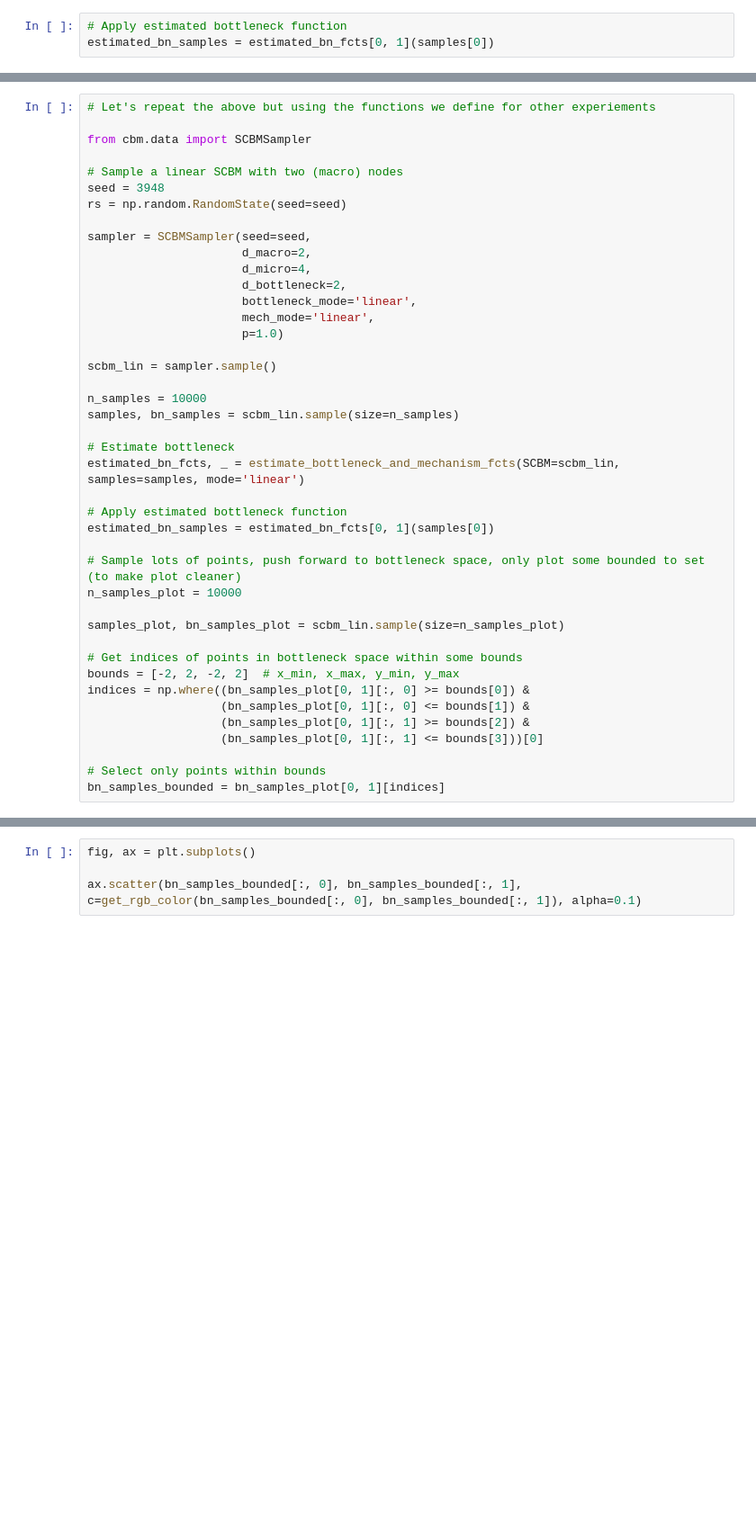
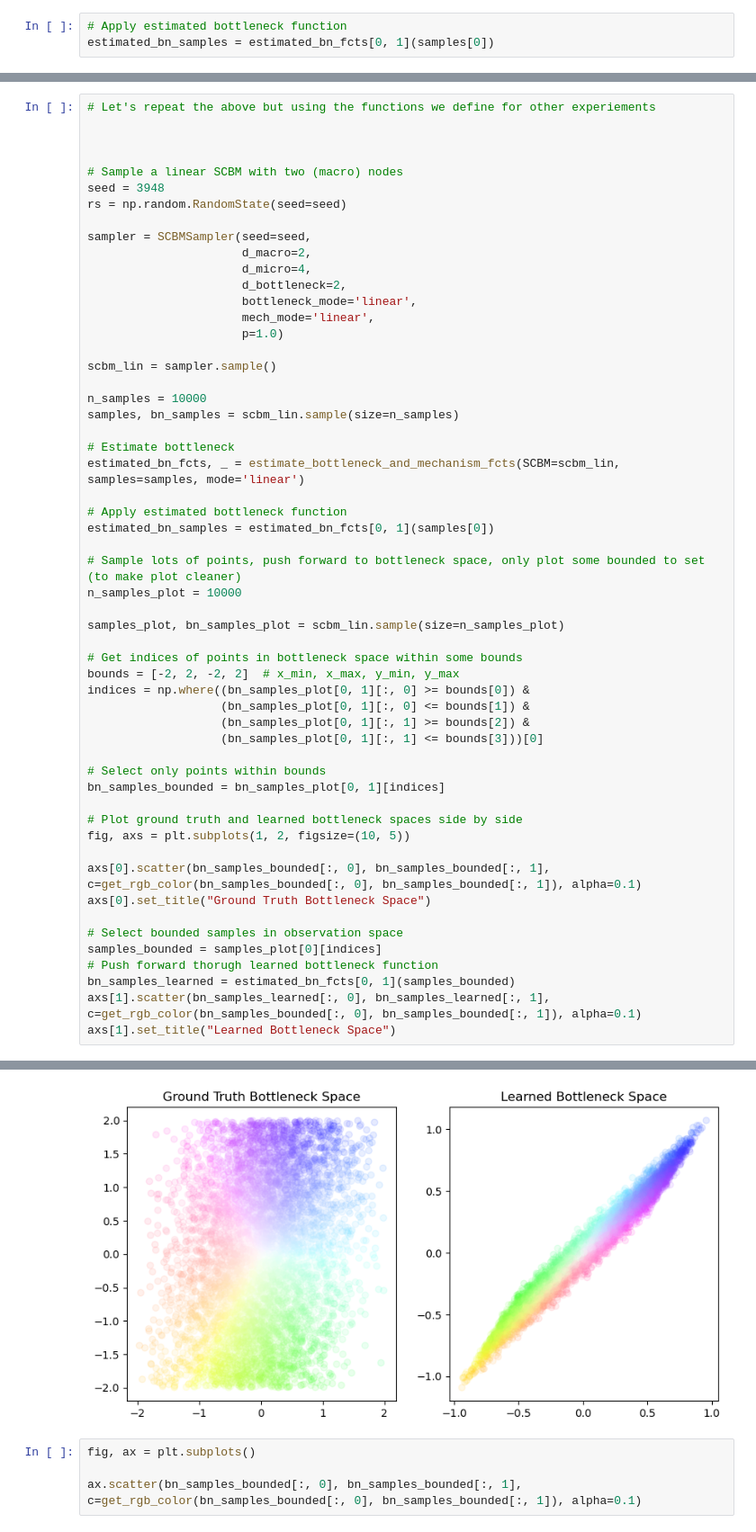
Before and after one commit to simonbing/StructuralCausalBottleneckModels, a Jupyter notebook: notebooks/identifiability_viz.ipynb, the cells around one changed output, grey strips where cells are left out. Shown at 90% size. Drawn from its saved outputs; the diff is of its cells as text; blank space fills up the shorter version.

```diff
--- a/notebooks/identifiability_viz.ipynb
+++ b/notebooks/identifiability_viz.ipynb
@@ -160,7 +290,7 @@ print(np.mean(eval_matrix[eval_matrix != None]))
 # %%
 # Let's repeat the above but using the functions we define for other experiements
 
-from cbm.data import SCBMSampler
+
 
 # Sample a linear SCBM with two (macro) nodes
 seed = 3948
@@ -199,4 +329,17 @@ indices = np.where((bn_samples_plot[0, 1][:, 0] >= bounds[0]) &
 
 # Select only points within bounds
 bn_samples_bounded = bn_samples_plot[0, 1][indices]
+
+# Plot ground truth and learned bottleneck spaces side by side
+fig, axs = plt.subplots(1, 2, figsize=(10, 5))
+
+axs[0].scatter(bn_samples_bounded[:, 0], bn_samples_bounded[:, 1], c=get_rgb_color(bn_samples_bounded[:, 0], bn_samples_bounded[:, 1]), alpha=0.1)
+axs[0].set_title("Ground Truth Bottleneck Space")
+
+# Select bounded samples in observation space
+samples_bounded = samples_plot[0][indices]
+# Push forward thorugh learned bottleneck function
+bn_samples_learned = estimated_bn_fcts[0, 1](samples_bounded)
+axs[1].scatter(bn_samples_learned[:, 0], bn_samples_learned[:, 1], c=get_rgb_color(bn_samples_bounded[:, 0], bn_samples_bounded[:, 1]), alpha=0.1)
+axs[1].set_title("Learned Bottleneck Space")
 # %% [output]
@@ -211,3 +347,4 @@ P1: [[1.00368518 0.11000846 0.11762747 0.0561686 ]
+[figure, added]
 # %%
 fig, ax = plt.subplots()
 
```
Also changed, not shown: parts of 21 cells of this notebook.
